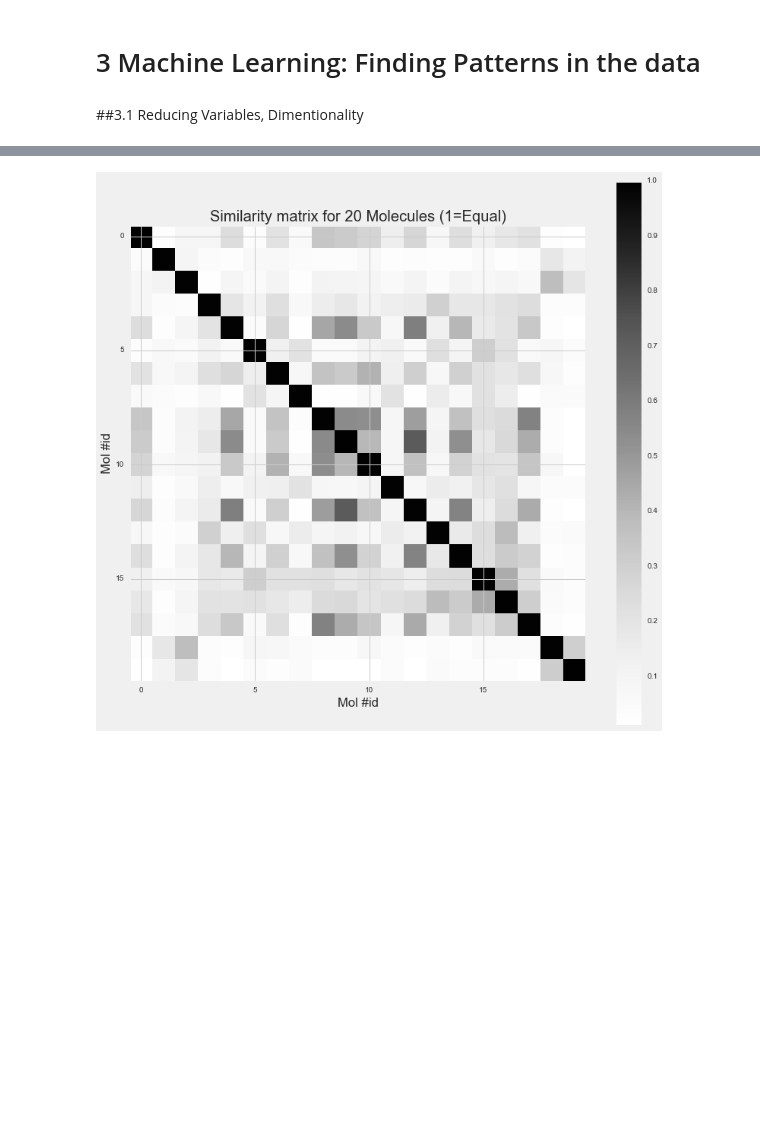
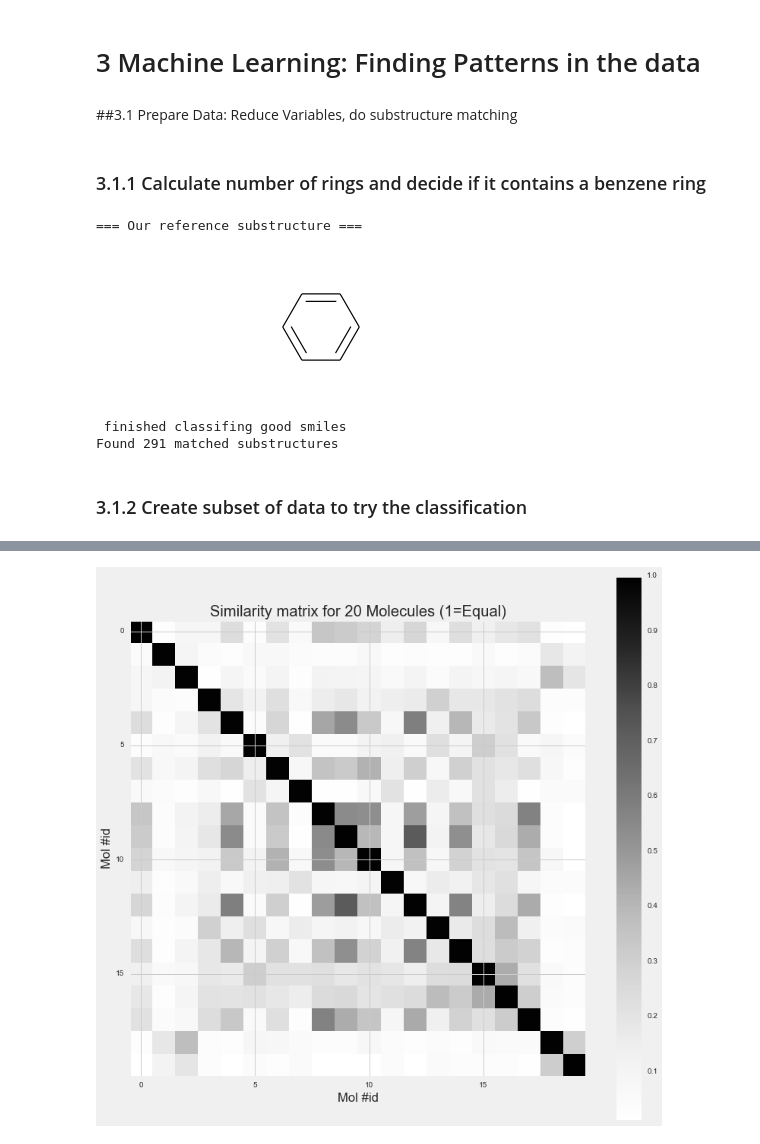
Before and after one commit to beangoben/dataDrivenChemistry, a Jupyter notebook: sanchezlengeling_b_project.ipynb, the cells around one changed output, grey strips where cells are left out. Cells and saved outputs as stored; diff of their text form; code cells hidden in the pictures; blank space fills up the shorter version.

```diff
--- a/sanchezlengeling_b_project.ipynb
+++ b/sanchezlengeling_b_project.ipynb
@@ -690,4 +690,4 @@ for index,i in enumerate(interest):
 # %% [markdown]
 # 3 Machine Learning: Finding Patterns in the data
 # %% [markdown]
-##3.1 Reducing Variables, Dimentionality
+##3.1 Prepare Data: Reduce Variables, do substructure matching
@@ -701,0 +694,2 @@ subdf=subdf[interest]
+# %% [markdown]
+### 3.1.1 Calculate number of rings and decide if it contains a benzene ring
@@ -701,0 +708,38 @@ subdf=subdf[interest]
+# %%
+benzeneMol=Chem.MolFromSmiles('c1ccccc1')
+print("=== Our reference substructure ===")
+benzeneMol
+# %% [output]
+=== Our reference substructure ===
+[figure, added]
+# %%
+#get Ring Data
+refMol=benzeneMol
+matchName='benzene'
+def smileFriendly( row):
+    mol=Chem.MolFromSmiles(row['SMILES'])
+    if mol is None:
+        match=False
+    else:
+        match=True
+    return match
+
+df['smileGood']=df.apply(smileFriendly, axis=1)
+print(" finished classifing good smiles ")
+def matchSubstructure( row):
+    if row['smileGood']:
+        mol=Chem.MolFromSmiles(row['SMILES'])
+        match=(len(mol.GetSubstructMatch(refMol)) > 0)
+    else:
+        match=False
+    return match
+
+#apply function to each row
+df[matchName]=df.apply(matchSubstructure, axis=1)
+nMatched=df[df[matchName]].shape[0]
+print("Found %d matched substructures "%(nMatched))
+# %% [output]
+ finished classifing good smiles
+Found 291 matched substructures
+# %% [markdown]
+### 3.1.2 Create subset of data to try the classification
```
Also changed, not shown: parts of 25 cells of this notebook, 1 other file.
